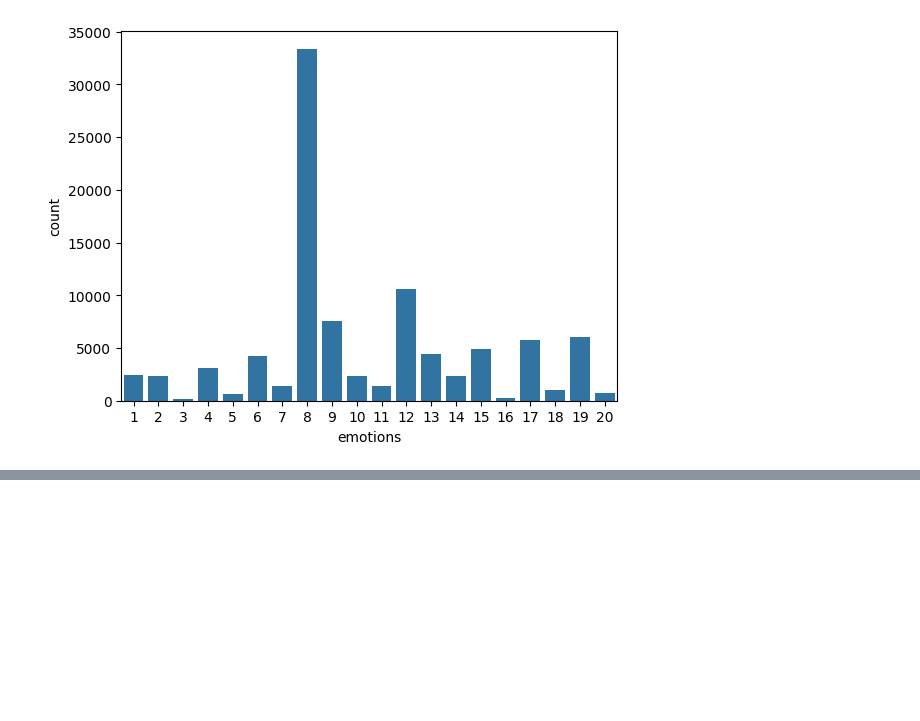
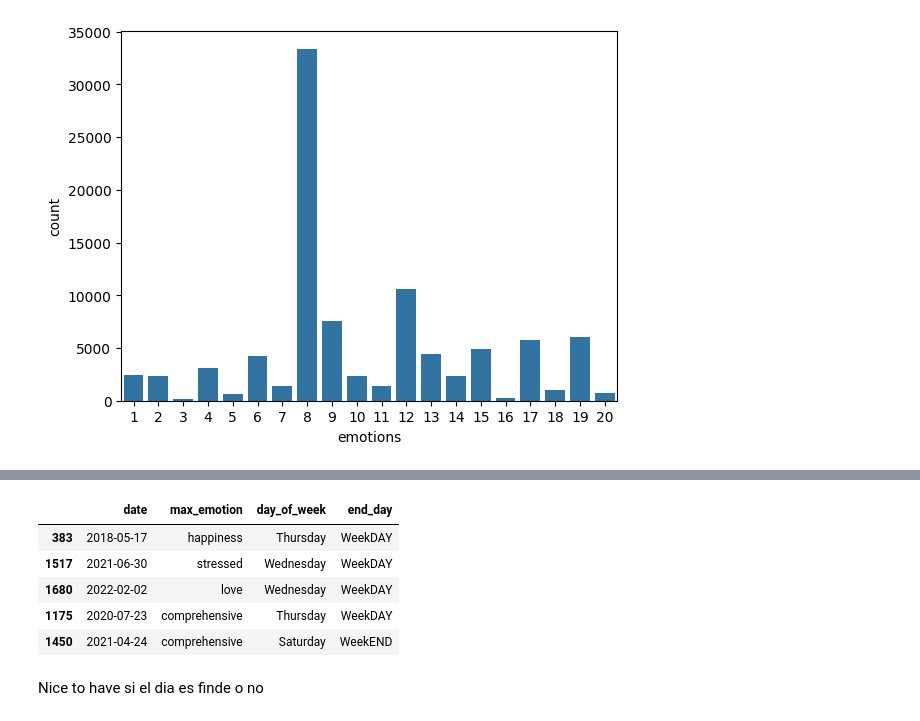
Before and after one commit to emmacunill/Take_Care, a Jupyter notebook: notebooks/transform.ipynb, the cells around one changed output, grey strips where cells are left out. Saved outputs shown, nothing was run; the diff lists cells and outputs as text; code cells hidden in the pictures; blank space fills up the shorter version.

```diff
--- a/notebooks/transform.ipynb
+++ b/notebooks/transform.ipynb
@@ -12,0 +60,43 @@ sns.countplot(x=df.emotions)
+# %%
+def ponderations(df):
+
+    '''Function to designate the max emotion grupping be day.
+    It also creates the day of the week and if it's a weekend or weekday.'''
+
+    emotion_weights = {
+        "assertivity": 0.2,
+        "happiness": 0.3,
+        "neutral": 0.2,
+        "defensive": 0.4
+    }
+
+    df['ponderation'] = df['emotions_names'].map(emotion_weights).fillna(1.0)
+    grouped_df = df.groupby(['date', 'emotions_names']).agg({'ponderation': 'sum'}).reset_index()
+
+    weighted_percentage_df = grouped_df.pivot(index='date', columns='emotions_names', values='ponderation').fillna(0)
+    weighted_percentage_df = weighted_percentage_df.div(weighted_percentage_df.sum(axis=1), axis=0) * 100
+
+    max_emotion_df = weighted_percentage_df.idxmax(axis=1).reset_index(name='max_emotion')
+
+    max_emotion_df['day_of_week'] = max_emotion_df['date'].dt.day_name()
+
+    max_emotion_df['end_day'] = max_emotion_df['day_of_week'].map(lambda x: 'WeekEND' if x in ['Saturday', 'Sunday'] else 'WeekDAY')
+
+    max_emotion_df.reset_index(drop=True, inplace=True)
+
+    max_emotion_df.to_csv("../data/transformed_df/daylyemotions.csv")
+
+    return max_emotion_df
+
+day = ponderations(df)
+# %%
+day.sample(5)
+# %% [output]
+|  | date | max_emotion | day_of_week | end_day |
+| 383 | 2018-05-17 | happiness | Thursday | WeekDAY |
+| 1517 | 2021-06-30 | stressed | Wednesday | WeekDAY |
+| 1680 | 2022-02-02 | love | Wednesday | WeekDAY |
+| 1175 | 2020-07-23 | comprehensive | Thursday | WeekDAY |
+| 1450 | 2021-04-24 | comprehensive | Saturday | WeekEND |
+# %% [markdown]
+Nice to have si el dia es finde o no
```
Also changed, not shown: parts of 12 cells of this notebook.
